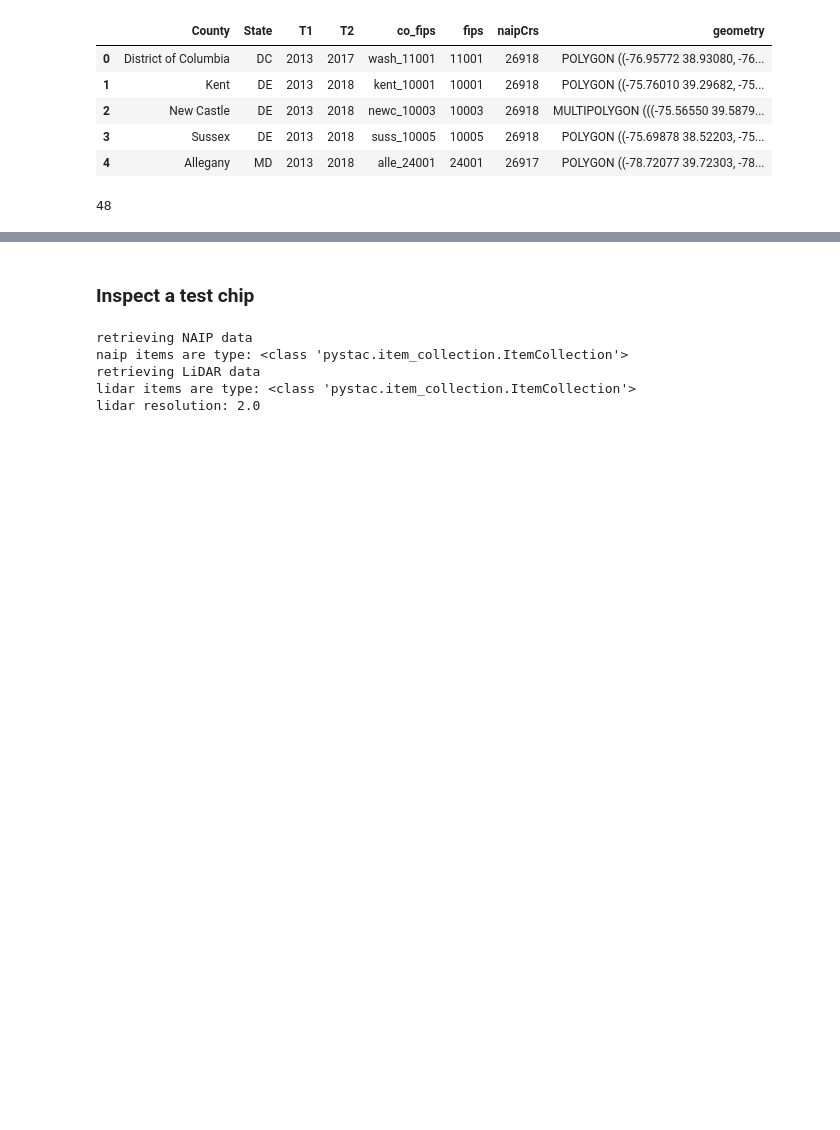
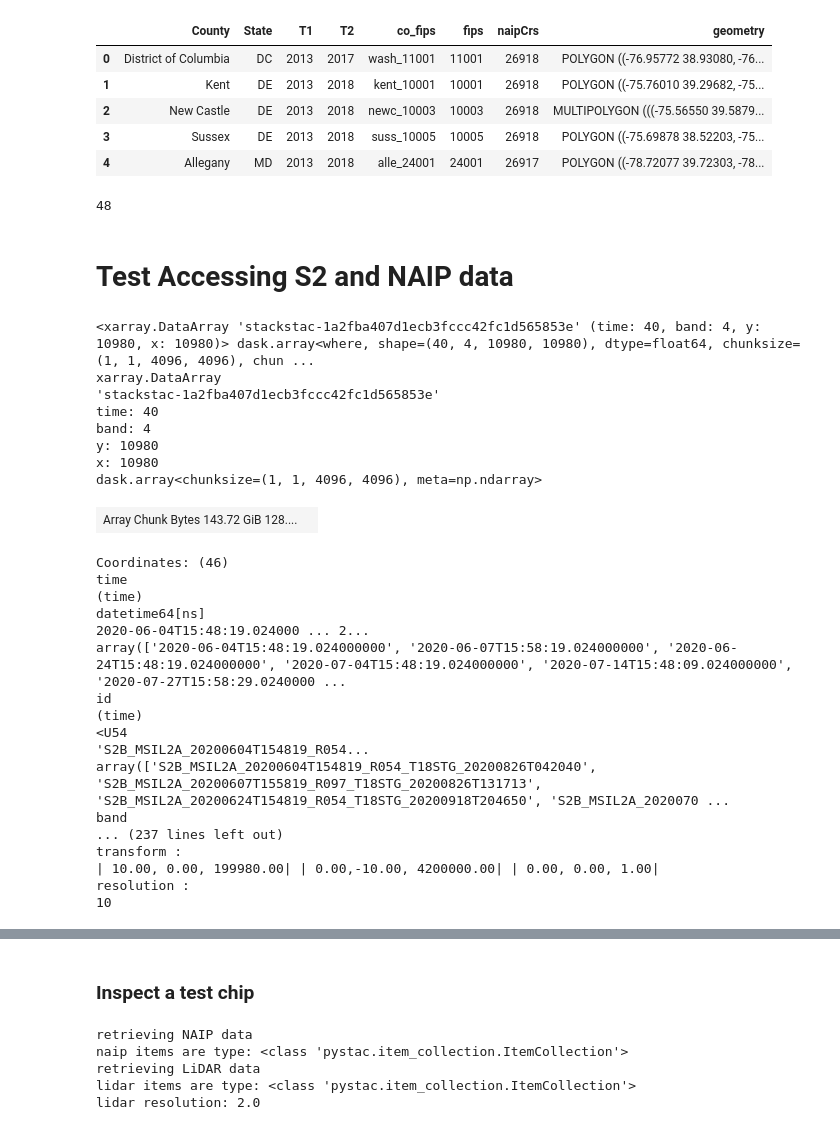
Before and after one commit to mjevans26/Solar_UNet, a Jupyter notebook: demos/SampleUNetData_PC.ipynb, the cells around one changed output, grey strips where cells are left out. Drawn from its saved outputs; the diff is of its cells as text; code cells hidden in the pictures; blank space fills up the shorter version.

Commit message:
replace SampleUNetData_PC notebook

```diff
--- a/demos/SampleUNetData_PC.ipynb
+++ b/demos/SampleUNetData_PC.ipynb
@@ -324,3 +97,67 @@ countySub = counties[counties['co_fips'].isin(goodFips)]
 len(countySub)
 # %% [output]
 48
+# %% [markdown]
+# Test Accessing S2 and NAIP data
+# %%
+
+row = example
+# iloc needed to get a polygon, rather than geoseries, for comparison with counties
+box = row['box']
+bbox = box.bounds
+
+point = gpd.GeoSeries(row['geometry'], crs = 4326)
+
+datetime = f'2020-06-01/2021-05-31'
+# Client.search() returns an ItemSearch object
+
+search = catalog.search(
+    bbox=bbox,
+    datetime=datetime,
+    collections=['sentinel-2-l2a'],
+    limit=500,  # fetch items in batches of 500
+    query={"eo:cloud_cover": {"lt": 10}},
+)
+
+items = [planetary_computer.sign(item).to_dict() for item in list(search.get_items())]
+epsg = [item['properties']['proj:epsg'] for item in items][0]
+data = (
+    stackstac.stack(
+        items,
+        epsg = epsg,
+        assets=["B02", "B03", "B04", "B08"],  # red, green, blue
+        chunksize=4096,
+        resolution=10,
+    )
+    .where(lambda x: x > 0, other=np.nan)  # sentinel-2 uses 0 as nodata
+    .assign_coords({'band':['B2', 'B3', 'B4', 'B8']})  # use GEE names that model expects
+)
+
+data
+# %% [output]
+<xarray.DataArray 'stackstac-1a2fba407d1ecb3fccc42fc1d565853e' (time: 40, band: 4, y: 10980, x: 10980)> dask.array<where, shape=(40, 4, 10980, 10980), dtype=float64, chunksize=(1, 1, 4096, 4096), chun ...
+xarray.DataArray
+'stackstac-1a2fba407d1ecb3fccc42fc1d565853e'
+time: 40
+band: 4
+y: 10980
+x: 10980
+dask.array<chunksize=(1, 1, 4096, 4096), meta=np.ndarray>
+| Array Chunk Bytes 143.72 GiB 128.... |  |
+Coordinates: (46)
+time
+(time)
+datetime64[ns]
+2020-06-04T15:48:19.024000 ... 2...
+array(['2020-06-04T15:48:19.024000000', '2020-06-07T15:58:19.024000000', '2020-06-24T15:48:19.024000000', '2020-07-04T15:48:19.024000000', '2020-07-14T15:48:09.024000000', '2020-07-27T15:58:29.0240000 ...
+id
+(time)
+<U54
+'S2B_MSIL2A_20200604T154819_R054...
+array(['S2B_MSIL2A_20200604T154819_R054_T18STG_20200826T042040', 'S2B_MSIL2A_20200607T155819_R097_T18STG_20200826T131713', 'S2B_MSIL2A_20200624T154819_R054_T18STG_20200918T204650', 'S2B_MSIL2A_2020070 ...
+band
+... (237 lines left out)
+transform :
+| 10.00, 0.00, 199980.00| | 0.00,-10.00, 4200000.00| | 0.00, 0.00, 1.00|
+resolution :
+10
```
Also changed, not shown: parts of 14 cells of this notebook.
